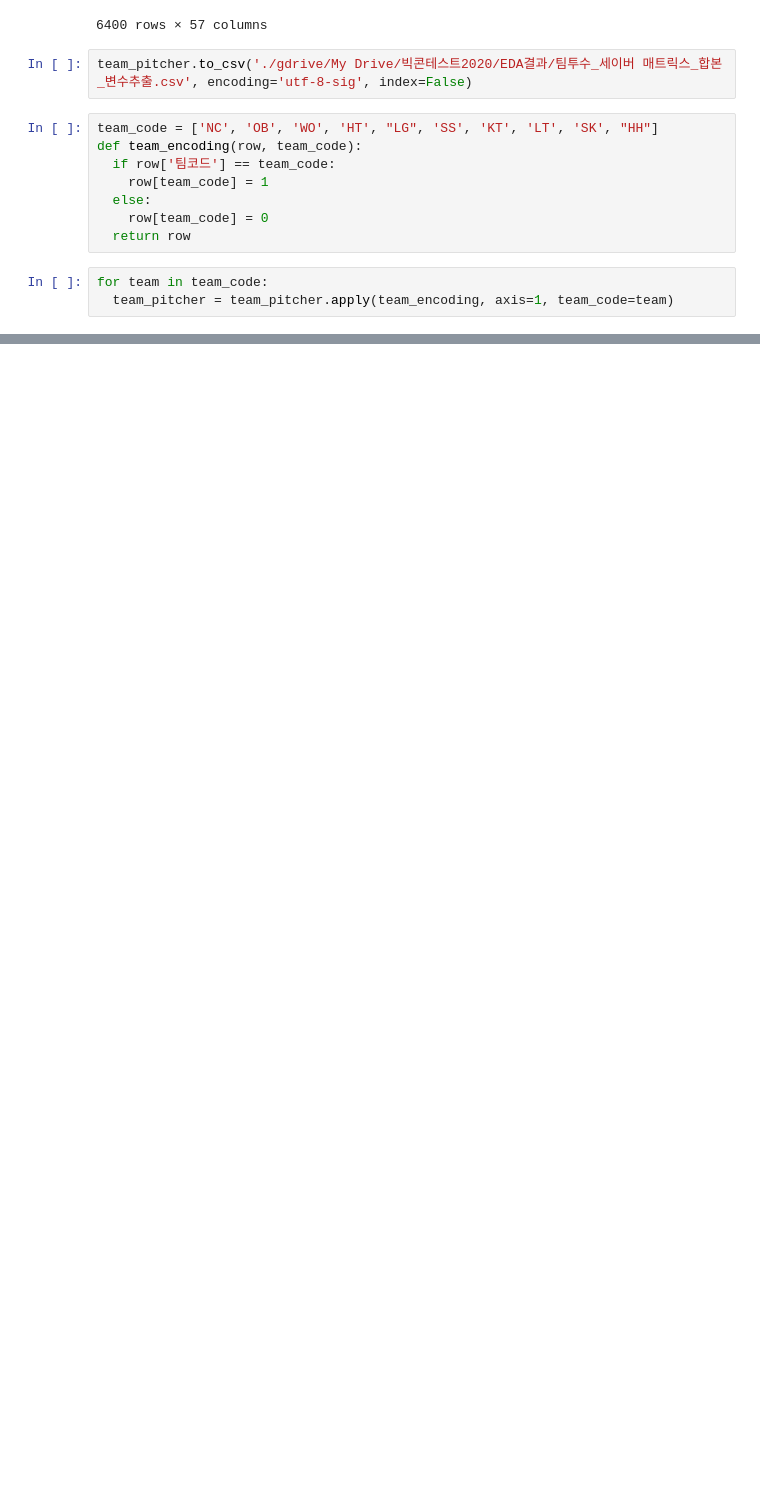
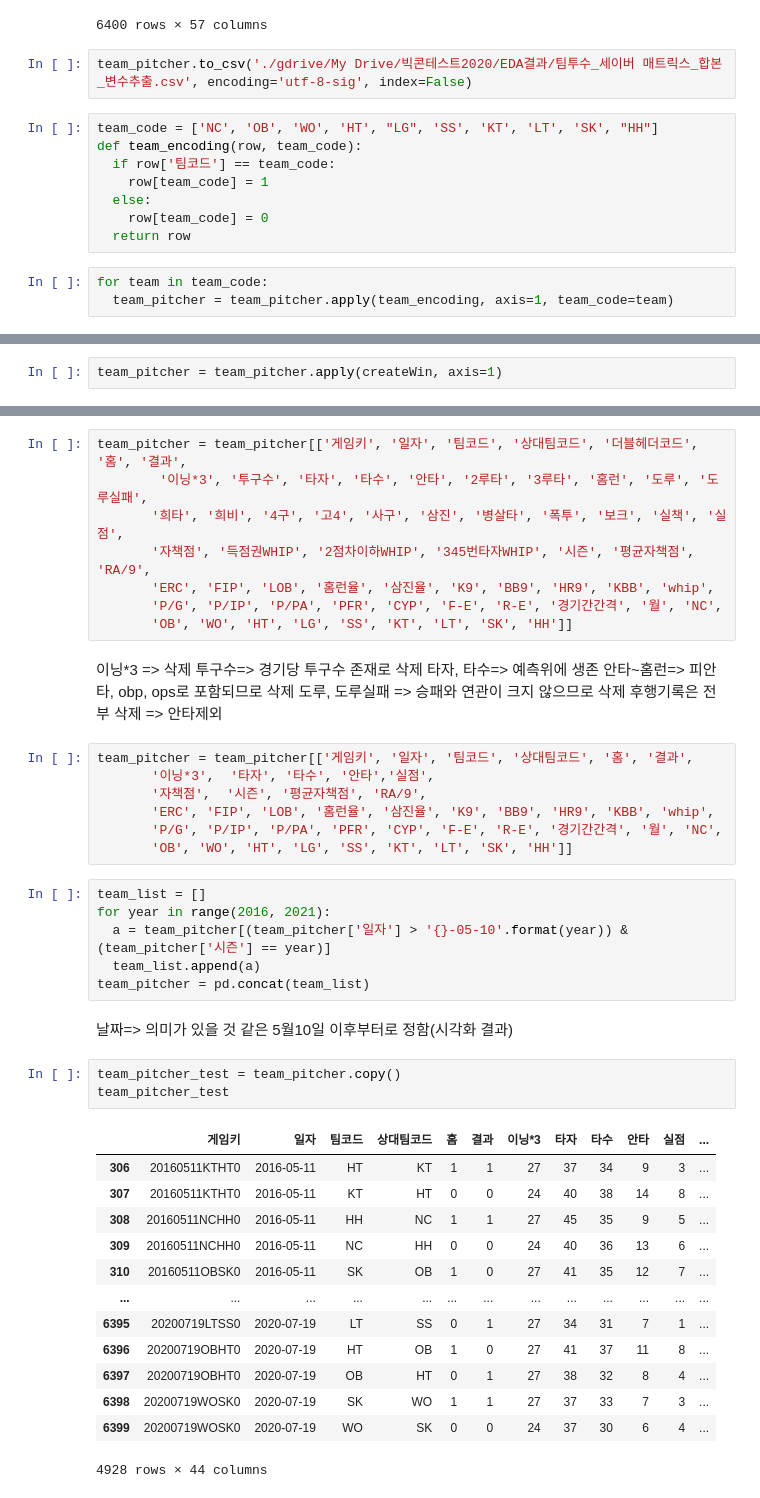
Before and after one commit to seonghunYang/big_contest2020, a Jupyter notebook: EDA11_변수_특징_추출.ipynb, the cells around one changed output, grey strips where cells are left out. Saved outputs shown, nothing was run; the diff lists cells and outputs as text; blank space fills up the shorter version.

```diff
--- a/EDA11_변수_특징_추출.ipynb
+++ b/EDA11_변수_특징_추출.ipynb
@@ -104,0 +141,2 @@ team_pitcher
+# %%
+team_pitcher = team_pitcher.apply(createWin, axis=1)
@@ -104,0 +145,47 @@ team_pitcher
+# %%
+team_pitcher = team_pitcher[['게임키', '일자', '팀코드', '상대팀코드', '더블헤더코드', '홈', '결과',
+        '이닝*3', '투구수', '타자', '타수', '안타', '2루타', '3루타', '홈런', '도루', '도루실패',
+       '희타', '희비', '4구', '고4', '사구', '삼진', '병살타', '폭투', '보크', '실책', '실점',
+       '자책점', '득점권WHIP', '2점차이하WHIP', '345번타자WHIP', '시즌', '평균자책점', 'RA/9',
+       'ERC', 'FIP', 'LOB', '홈런율', '삼진율', 'K9', 'BB9', 'HR9', 'KBB', 'whip',
+       'P/G', 'P/IP', 'P/PA', 'PFR', 'CYP', 'F-E', 'R-E', '경기간간격', '월', 'NC',
+       'OB', 'WO', 'HT', 'LG', 'SS', 'KT', 'LT', 'SK', 'HH']]
+# %% [markdown]
+이닝*3 => 삭제
+투구수=> 경기당 투구수 존재로 삭제
+타자, 타수=> 예측위에 생존
+안타~홈런=> 피안타, obp, ops로 포함되므로 삭제
+도루, 도루실패 => 승패와 연관이 크지 않으므로 삭제
+후행기록은 전부 삭제 => 안타제외
+# %%
+team_pitcher = team_pitcher[['게임키', '일자', '팀코드', '상대팀코드', '홈', '결과',
+       '이닝*3',  '타자', '타수', '안타','실점',
+       '자책점',  '시즌', '평균자책점', 'RA/9',
+       'ERC', 'FIP', 'LOB', '홈런율', '삼진율', 'K9', 'BB9', 'HR9', 'KBB', 'whip',
+       'P/G', 'P/IP', 'P/PA', 'PFR', 'CYP', 'F-E', 'R-E', '경기간간격', '월', 'NC',
+       'OB', 'WO', 'HT', 'LG', 'SS', 'KT', 'LT', 'SK', 'HH']]
+# %%
+team_list = []
+for year in range(2016, 2021):
+  a = team_pitcher[(team_pitcher['일자'] > '{}-05-10'.format(year)) & (team_pitcher['시즌'] == year)]
+  team_list.append(a)
+team_pitcher = pd.concat(team_list)
+# %% [markdown]
+날짜=> 의미가 있을 것 같은 5월10일 이후부터로 정함(시각화 결과)
+# %%
+team_pitcher_test = team_pitcher.copy()
+team_pitcher_test
+# %% [output]
+|  | 게임키 | 일자 | 팀코드 | 상대팀코드 | 홈 | 결과 | 이닝*3 | 타자 | 타수 | 안타 | 실점 | ... |
+| 306 | 20160511KTHT0 | 2016-05-11 | HT | KT | 1 | 1 | 27 | 37 | 34 | 9 | 3 | ... |
+| 307 | 20160511KTHT0 | 2016-05-11 | KT | HT | 0 | 0 | 24 | 40 | 38 | 14 | 8 | ... |
+| 308 | 20160511NCHH0 | 2016-05-11 | HH | NC | 1 | 1 | 27 | 45 | 35 | 9 | 5 | ... |
+| 309 | 20160511NCHH0 | 2016-05-11 | NC | HH | 0 | 0 | 24 | 40 | 36 | 13 | 6 | ... |
+| 310 | 20160511OBSK0 | 2016-05-11 | SK | OB | 1 | 0 | 27 | 41 | 35 | 12 | 7 | ... |
+| ... | ... | ... | ... | ... | ... | ... | ... | ... | ... | ... | ... | ... |
+| 6395 | 20200719LTSS0 | 2020-07-19 | LT | SS | 0 | 1 | 27 | 34 | 31 | 7 | 1 | ... |
+| 6396 | 20200719OBHT0 | 2020-07-19 | HT | OB | 1 | 0 | 27 | 41 | 37 | 11 | 8 | ... |
+| 6397 | 20200719OBHT0 | 2020-07-19 | OB | HT | 0 | 1 | 27 | 38 | 32 | 8 | 4 | ... |
+| 6398 | 20200719WOSK0 | 2020-07-19 | SK | WO | 1 | 1 | 27 | 37 | 33 | 7 | 3 | ... |
+| 6399 | 20200719WOSK0 | 2020-07-19 | WO | SK | 0 | 0 | 24 | 37 | 30 | 6 | 4 | ... |
+4928 rows × 44 columns
```
Also changed, not shown: parts of 29 cells of this notebook.
